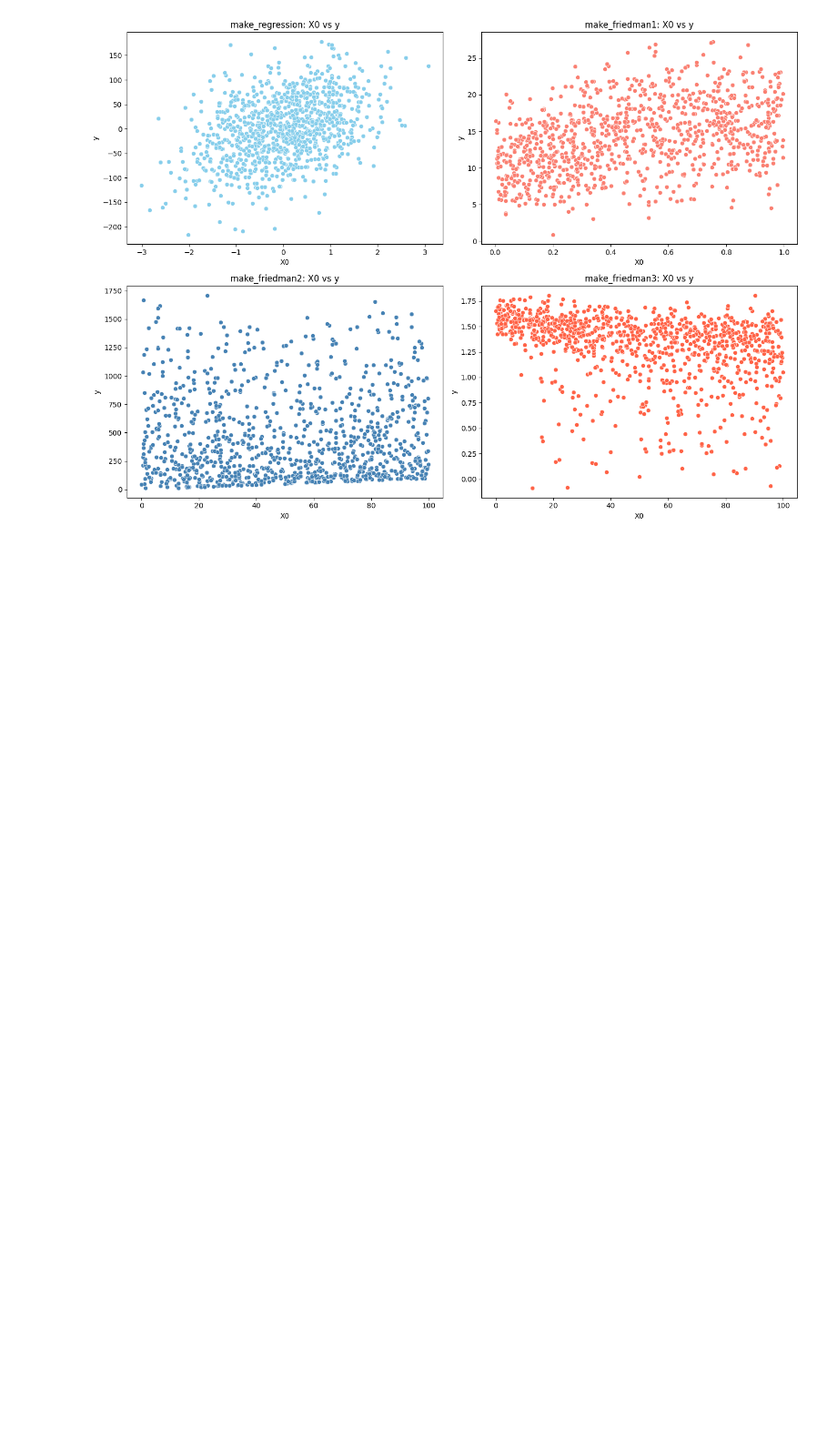
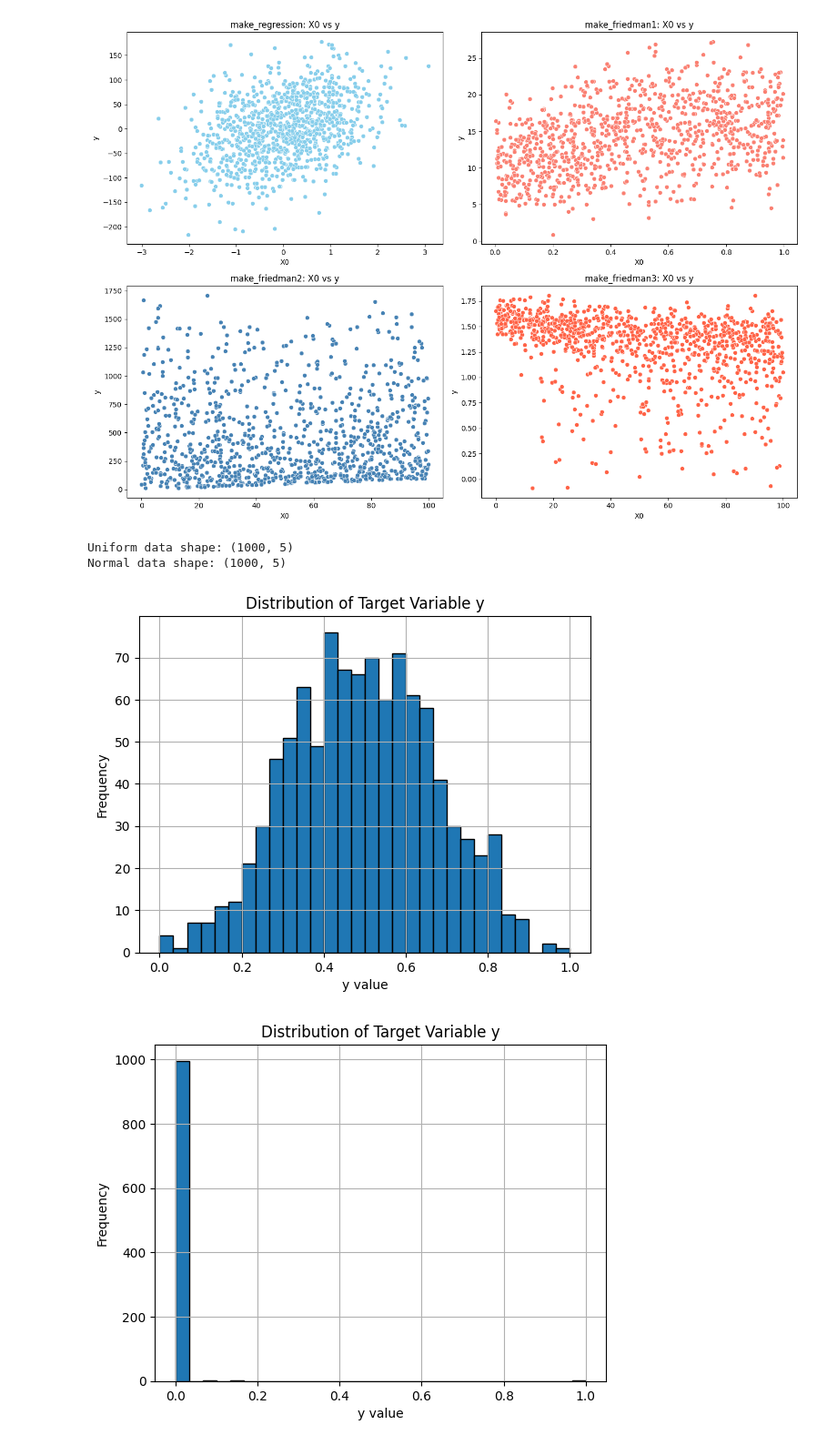
Before and after one commit to simonlanngren/Conformal-Predictive-Decision-Making, a Jupyter notebook: notebooks/debug.ipynb, the cells around one changed output. Shown at 91% size. Saved outputs shown, nothing was run; the diff lists cells and outputs as text; code cells hidden in the pictures; blank space fills up the shorter version.

```diff
--- a/notebooks/debug.ipynb
+++ b/notebooks/debug.ipynb
@@ -268,12 +268,13 @@ def generate_data(generator, N, F, **kwargs):
     """
     return generator(size=(N, F), **kwargs)
 
-
-
 # Example with uniform distribution
-data_uniform = generate_data(np.random.uniform, 100, 5, low=0.0, high=1.0)
+data_uniform = generate_data(np.random.uniform, 1000, 5, low=0.0, high=1.0)
 print("Uniform data shape:", data_uniform.shape)
 
 # Example with normal (Gaussian) distribution
-data_normal = generate_data(np.random.normal, 100, 5, loc=0.0, scale=1.0)
+data_normal = generate_data(np.random.normal, 1000, 5, loc=0.0, scale=1.0)
 print("Normal data shape:", data_normal.shape)
+# %% [output]
+Uniform data shape: (1000, 5)
+Normal data shape: (1000, 5)
@@ -279,0 +343,33 @@ print("Normal data shape:", data_normal.shape)
+# %%
+y_1 = friedman1_scaled(data_uniform)
+y_2 = friedman2_scaled(data_uniform)
+y_3 = friedman3_scaled(data_uniform)
+# %%
+import matplotlib.pyplot as plt
+
+# Assuming y is already generated
+# y = friedman1_scaled(data_normal)
+
+plt.hist(y_1, bins=30, edgecolor='black')
+plt.title('Distribution of Target Variable y')
+plt.xlabel('y value')
+plt.ylabel('Frequency')
+plt.grid(True)
+plt.show()
+
+plt.hist(y_2, bins=30, edgecolor='black')
+plt.title('Distribution of Target Variable y')
+plt.xlabel('y value')
+plt.ylabel('Frequency')
+plt.grid(True)
+plt.show()
+
+plt.hist(y_3, bins=30, edgecolor='black')
+plt.title('Distribution of Target Variable y')
+plt.xlabel('y value')
+plt.ylabel('Frequency')
+plt.grid(True)
+plt.show()
+# %% [output]
+[figure, added]
+[figure, added]
```
Also changed, not shown: parts of 3 cells of this notebook, 6 other files.
